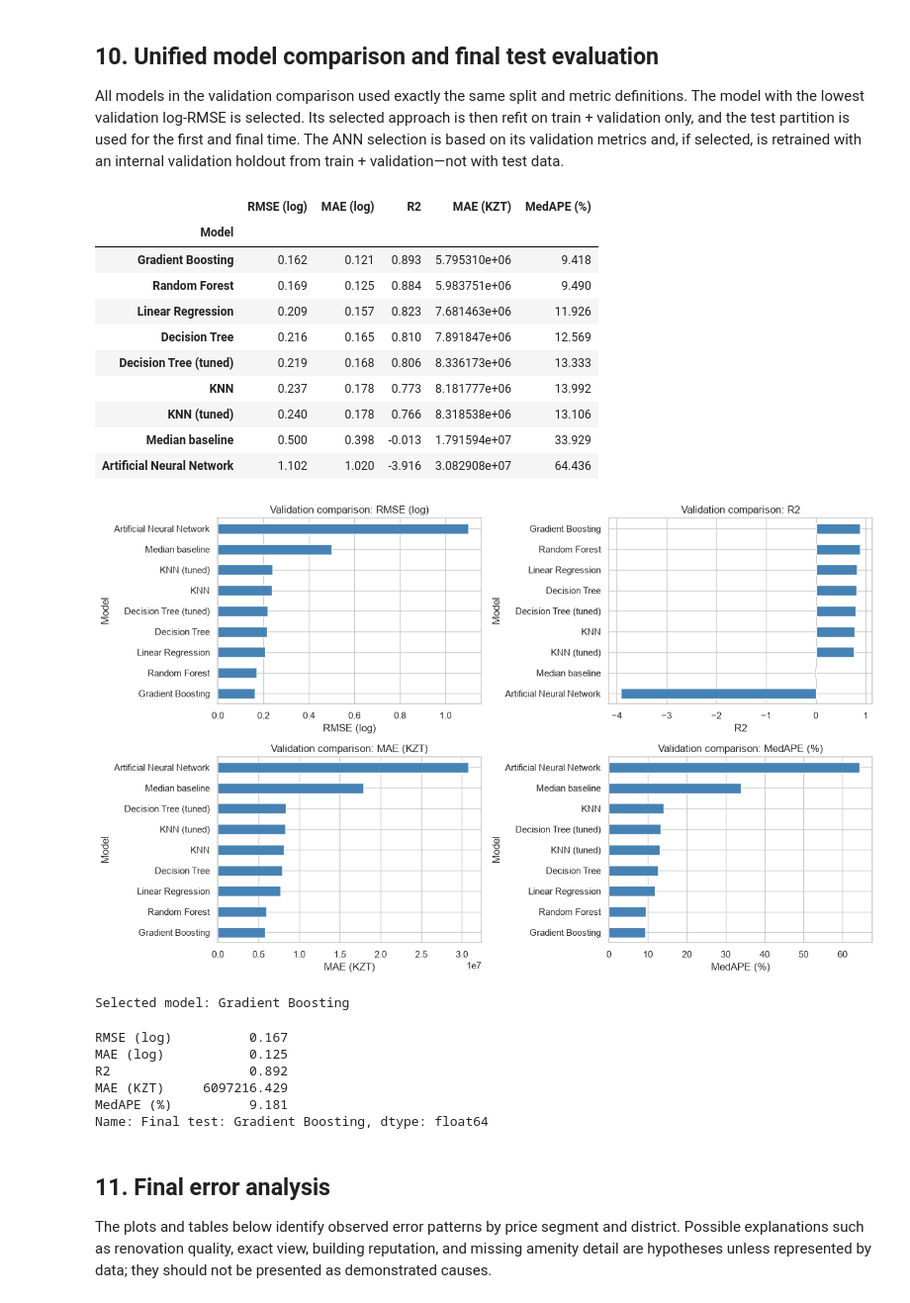
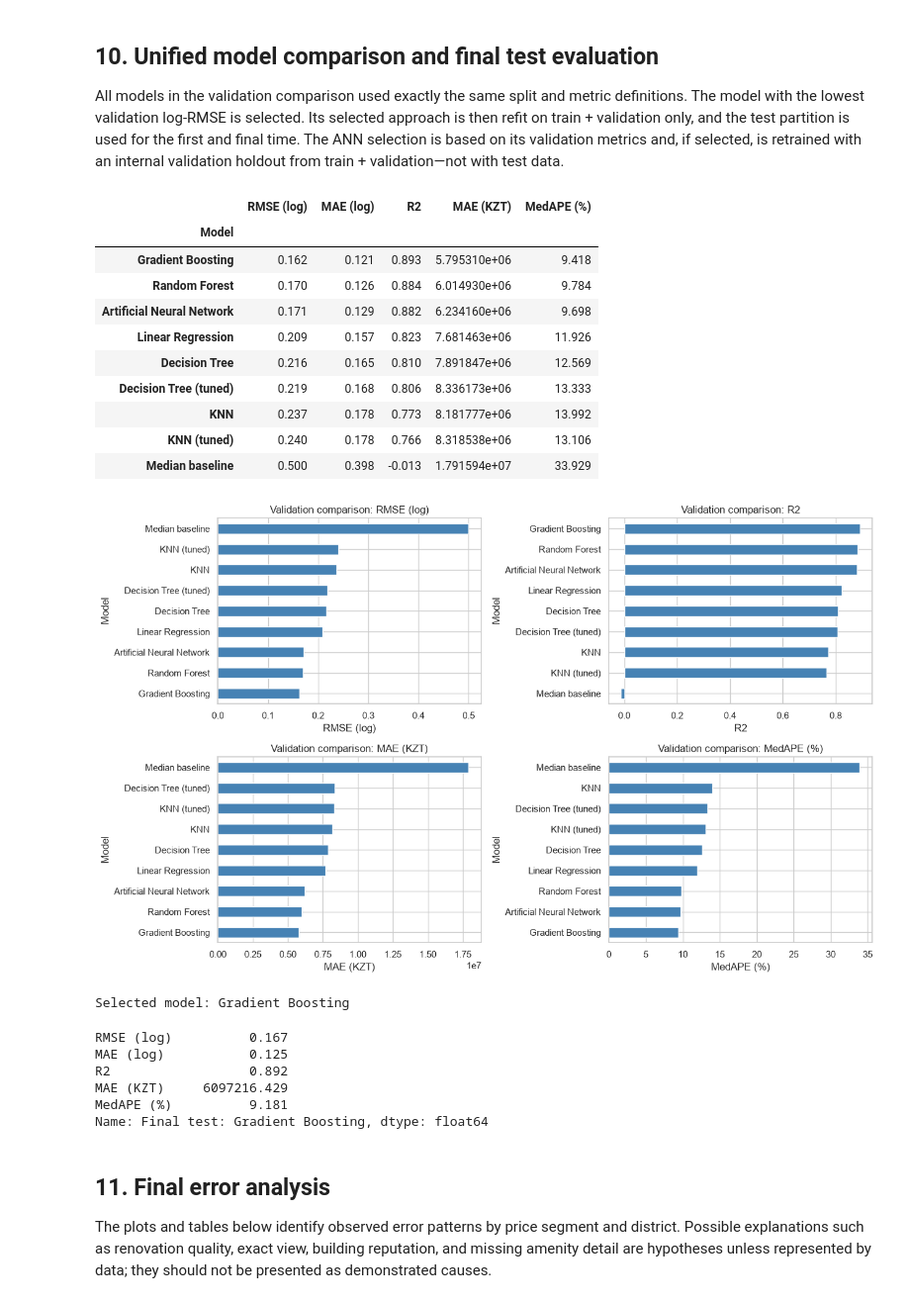
Before and after one commit to dzhangazy/endterm_machinelearningalgirithms, a Jupyter notebook: notebooks/astana_housing_endterm.ipynb, the cells around one changed output. Shown at 99% size. Saved outputs shown, nothing was run; the diff lists cells and outputs as text; code cells hidden in the pictures.

```diff
--- a/notebooks/astana_housing_endterm.ipynb
+++ b/notebooks/astana_housing_endterm.ipynb
@@ -496,6 +496,9 @@ ann_preprocessor = make_preprocessor().fit(X_train, y_train)
 X_train_ann = ann_preprocessor.transform(X_train).astype("float32")
 X_val_ann = ann_preprocessor.transform(X_val).astype("float32")
 X_test_ann = ann_preprocessor.transform(X_test).astype("float32")
+ann_target_scaler = StandardScaler().fit(y_train.to_numpy().reshape(-1, 1))
+y_train_ann = ann_target_scaler.transform(y_train.to_numpy().reshape(-1, 1)).ravel().astype("float32")
+y_val_ann = ann_target_scaler.transform(y_val.to_numpy().reshape(-1, 1)).ravel().astype("float32")
 
 ann = keras.Sequential([
     keras.layers.Input(shape=(X_train_ann.shape[1],)),
@@ -504,11 +507,12 @@ ann = keras.Sequential([
     keras.layers.Dense(32, activation="relu"), keras.layers.Dense(1, activation="linear")])
 ann.compile(optimizer=keras.optimizers.Adam(learning_rate=.001), loss="mse", metrics=["mae"])
 callbacks = [keras.callbacks.EarlyStopping(monitor="val_loss", patience=20, restore_best_weights=True), keras.callbacks.ReduceLROnPlateau(monitor="val_loss", patience=8, factor=.5, min_lr=1e-5)]
-history = ann.fit(X_train_ann, y_train, validation_data=(X_val_ann, y_val), epochs=250, batch_size=32, verbose=0, callbacks=callbacks)
+history = ann.fit(X_train_ann, y_train_ann, validation_data=(X_val_ann, y_val_ann), epochs=250, batch_size=32, verbose=0, callbacks=callbacks)
 print(f"ANN stopped after {len(history.history['loss'])} epochs; best validation loss: {min(history.history['val_loss']):.5f}")
 plt.figure(figsize=(8, 4)); plt.plot(history.history["loss"], label="training loss"); plt.plot(history.history["val_loss"], label="validation loss")
 plt.title("ANN training history"); plt.xlabel("Epoch"); plt.ylabel("MSE loss (log-price)"); plt.legend(); plt.tight_layout(); plt.savefig(FIG_DIR / "ann" / "training_history.png", dpi=160); plt.show()
-ann_val_metrics = evaluate(y_val, ann.predict(X_val_ann, verbose=0).ravel())
+ann_val_pred = ann_target_scaler.inverse_transform(ann.predict(X_val_ann, verbose=0)).ravel()
+ann_val_metrics = evaluate(y_val, ann_val_pred)
 display(pd.Series(ann_val_metrics, name="ANN validation").round(3))
 # %% [output]
 TensorFlow: 2.22.0-rc0
@@ -537,38 +541,41 @@ for ax, metric in zip(axes.ravel(), ["RMSE (log)", "R2", "MAE (KZT)", "MedAPE (%
     ax.set_title(f"Validation comparison: {metric}"); ax.set_xlabel(metric)
 plt.tight_layout(); plt.savefig(FIG_DIR / "evaluation" / "model_comparison.png", dpi=160); plt.show()
 
 selected_name = comparison.index[0]
 if selected_name == "Artificial Neural Network":
     X_fit = pd.concat([X_train, X_val]); y_fit = pd.concat([y_train, y_val])
     selected_preprocessor = make_preprocessor().fit(X_fit, y_fit)
     X_fit_ann = selected_preprocessor.transform(X_fit).astype("float32")
+    selected_target_scaler = StandardScaler().fit(y_fit.to_numpy().reshape(-1, 1))
+    y_fit_ann = selected_target_scaler.transform(y_fit.to_numpy().reshape(-1, 1)).ravel().astype("float32")
     # Internal validation split replaces the external validation set after selection.
-    x_subtrain, x_internal, y_subtrain, y_internal = train_test_split(X_fit_ann, y_fit, test_size=.12, random_state=RANDOM_STATE)
+    x_subtrain, x_internal, y_subtrain, y_internal = train_test_split(X_fit_ann, y_fit_ann, test_size=.12, random_state=RANDOM_STATE)
     selected_model = keras.models.clone_model(ann); selected_model.compile(optimizer=keras.optimizers.Adam(.001), loss="mse", metrics=["mae"])
     selected_model.fit(x_subtrain, y_subtrain, validation_data=(x_internal, y_internal), epochs=len(history.history["loss"]), batch_size=32, verbose=0, callbacks=[keras.callbacks.EarlyStopping(monitor="val_loss", patience=20, restore_best_weights=True)])
-    test_pred = selected_model.predict(X_test_ann if False else selected_preprocessor.transform(X_test).astype("float32"), verbose=0).ravel()
+    test_pred_scaled = selected_model.predict(selected_preprocessor.transform(X_test).astype("float32"), verbose=0)
+    test_pred = selected_target_scaler.inverse_transform(test_pred_scaled).ravel()
 else:
     selected_model = traditional_models[selected_name].fit(pd.concat([X_train, X_val]), pd.concat([y_train, y_val]))
     test_pred = selected_model.predict(X_test)
     joblib.dump(selected_model, ROOT / "models" / "best_model.joblib")
 
 test_metrics = evaluate(y_test, test_pred)
 print("Selected model:", selected_name)
 display(pd.Series(test_metrics, name=f"Final test: {selected_name}").round(3))
 pd.DataFrame([{"Model": selected_name, **test_metrics}]).to_csv(ROOT / "reports" / "final_test_metrics.csv", index=False)
 # %% [output]
 |  | RMSE (log) | MAE (log) | R2 | MAE (KZT) | MedAPE (%) |
 | Model |  |  |  |  |  |
 | Gradient Boosting | 0.162 | 0.121 | 0.893 | 5.795310e+06 | 9.418 |
-| Random Forest | 0.169 | 0.125 | 0.884 | 5.983751e+06 | 9.490 |
+| Random Forest | 0.170 | 0.126 | 0.884 | 6.014930e+06 | 9.784 |
+| Artificial Neural Network | 0.171 | 0.129 | 0.882 | 6.234160e+06 | 9.698 |
 | Linear Regression | 0.209 | 0.157 | 0.823 | 7.681463e+06 | 11.926 |
 | Decision Tree | 0.216 | 0.165 | 0.810 | 7.891847e+06 | 12.569 |
 | Decision Tree (tuned) | 0.219 | 0.168 | 0.806 | 8.336173e+06 | 13.333 |
 | KNN | 0.237 | 0.178 | 0.773 | 8.181777e+06 | 13.992 |
 | KNN (tuned) | 0.240 | 0.178 | 0.766 | 8.318538e+06 | 13.106 |
 | Median baseline | 0.500 | 0.398 | -0.013 | 1.791594e+07 | 33.929 |
-| Artificial Neural Network | 1.102 | 1.020 | -3.916 | 3.082908e+07 | 64.436 |
-[figure, old version]
+[figure, new version]
 Selected model: Gradient Boosting
 RMSE (log)          0.167
 MAE (log)           0.125
```
Also changed, not shown: parts of 7 cells of this notebook, 24 other files.
